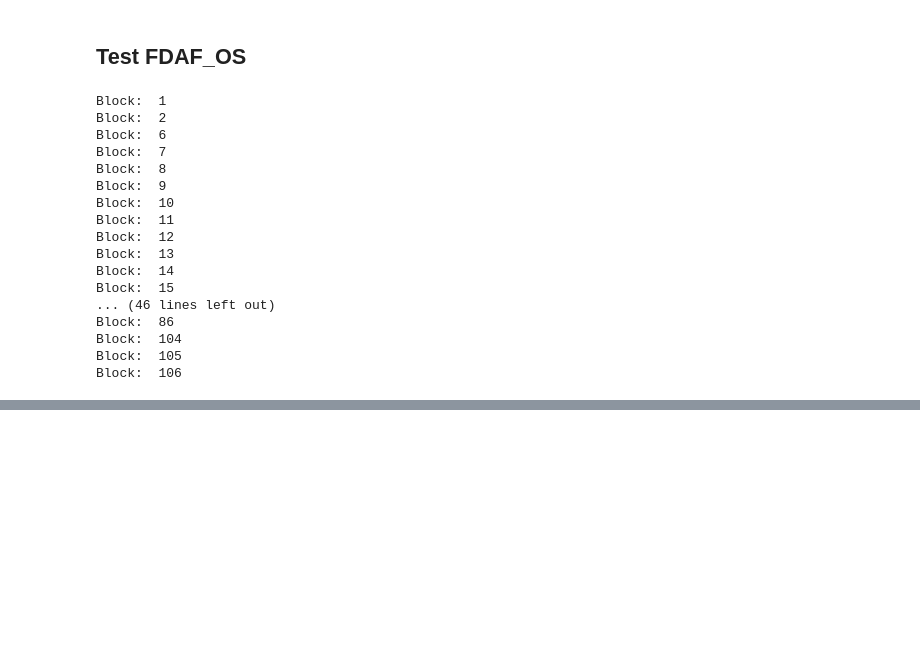
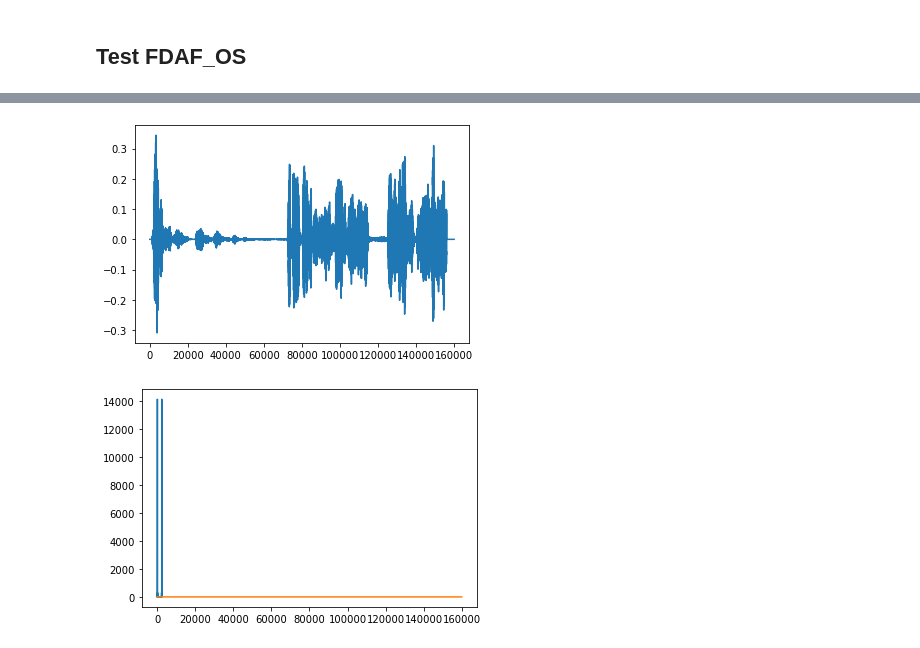
Before and after one commit to JanWilczek/fdaf-double-talk-detector, a Jupyter notebook: Code/fdaf.ipynb, the cells around one changed output, grey strips where cells are left out. Drawn from its saved outputs; the diff is of its cells as text; code cells hidden in the pictures; blank space fills up the shorter version.

Commit message:
Documentation added. Unnecessary lines removed.

```diff
--- a/Code/fdaf.ipynb
+++ b/Code/fdaf.ipynb
@@ -7,7 +7,7 @@ from fdaf import *
 import IPython.display as ipd
 # %%
 h = None
-signal_microphone, signal_loudspeaker, impulse_response, rate, near_end = generate_signals(h)
+signal_microphone, signal_loudspeaker, impulse_response, rate, near_end = generate_signals(h, length_in_seconds=20)
 # %%
 N = 500
 
@@ -50,7 +50,7 @@ ipd.Audio(y.T,rate=rate)
 # %%
 fi = np.asarray([[4,20]])*2*rate
 fi = None
-e,y,H,p = FDAF_OS(signal_loudspeaker,signal_microphone, freeze_index=fi)
+e,y,H,p, open_loop_rhos, closed_loop_rhos, adapt_flag = FDAF_OS(signal_loudspeaker,signal_microphone, open_loop_threshold=0.8, closed_loop_threshold=0.95, freeze_index=fi)
 
 plt.plot(e.ravel())
 plt.figure()
@@ -58,20 +58,3 @@ plt.plot(p.T)
 plt.plot(y)
 ipd.Audio(y.ravel(),rate=rate)
 # %% [output]
-Block:  1
-Block:  2
-Block:  6
-Block:  7
-Block:  8
-Block:  9
-Block:  10
-Block:  11
-Block:  12
-Block:  13
-Block:  14
-Block:  15
-... (46 lines left out)
-Block:  86
-Block:  104
-Block:  105
-Block:  106
@@ -78,2 +62,4 @@ Block:  106
+[figure, added]
+[figure, added]
 # %%
 ipd.Audio(e.ravel(),rate=rate)
```
Also changed, not shown: parts of 3 cells of this notebook, 3 other files.
